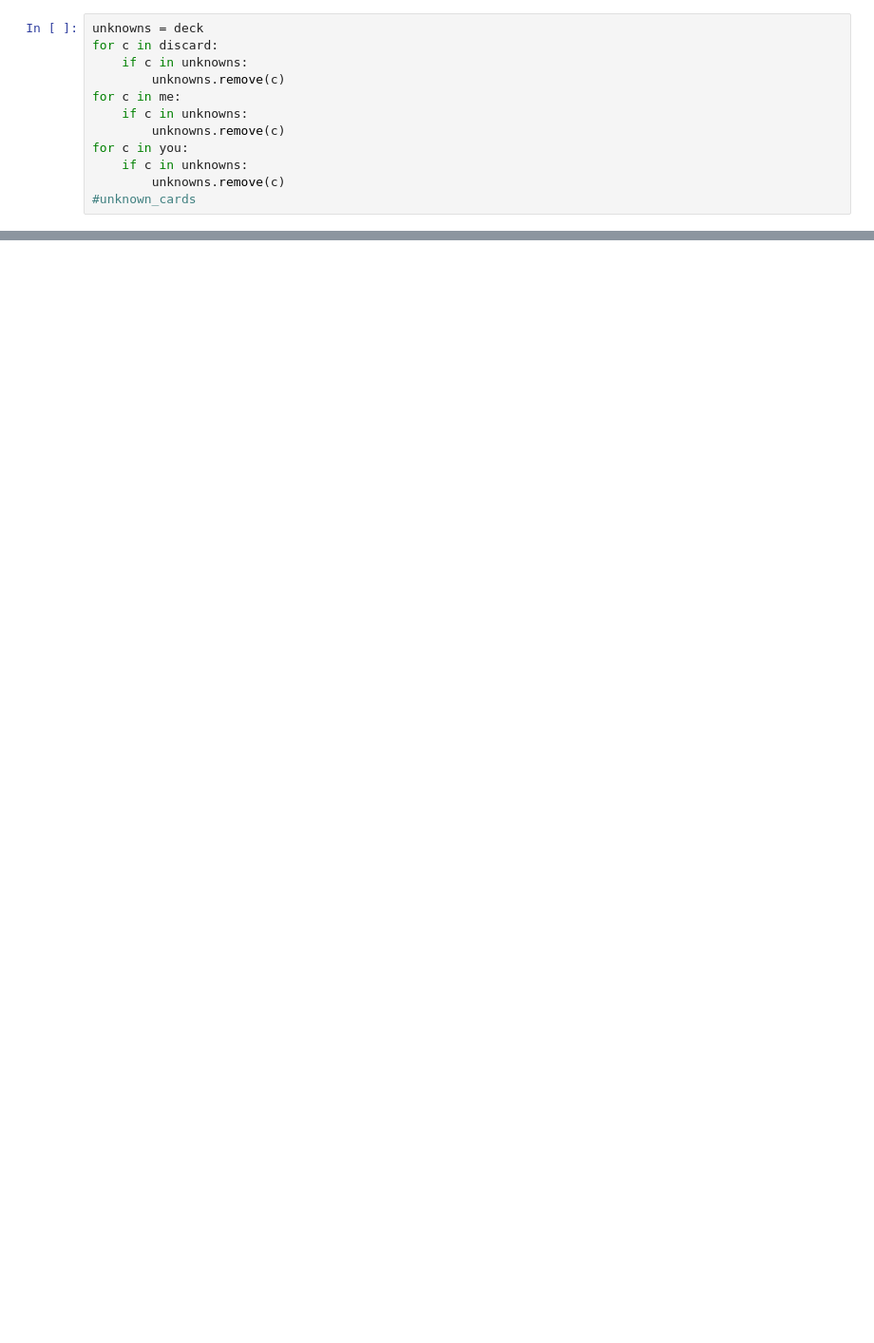
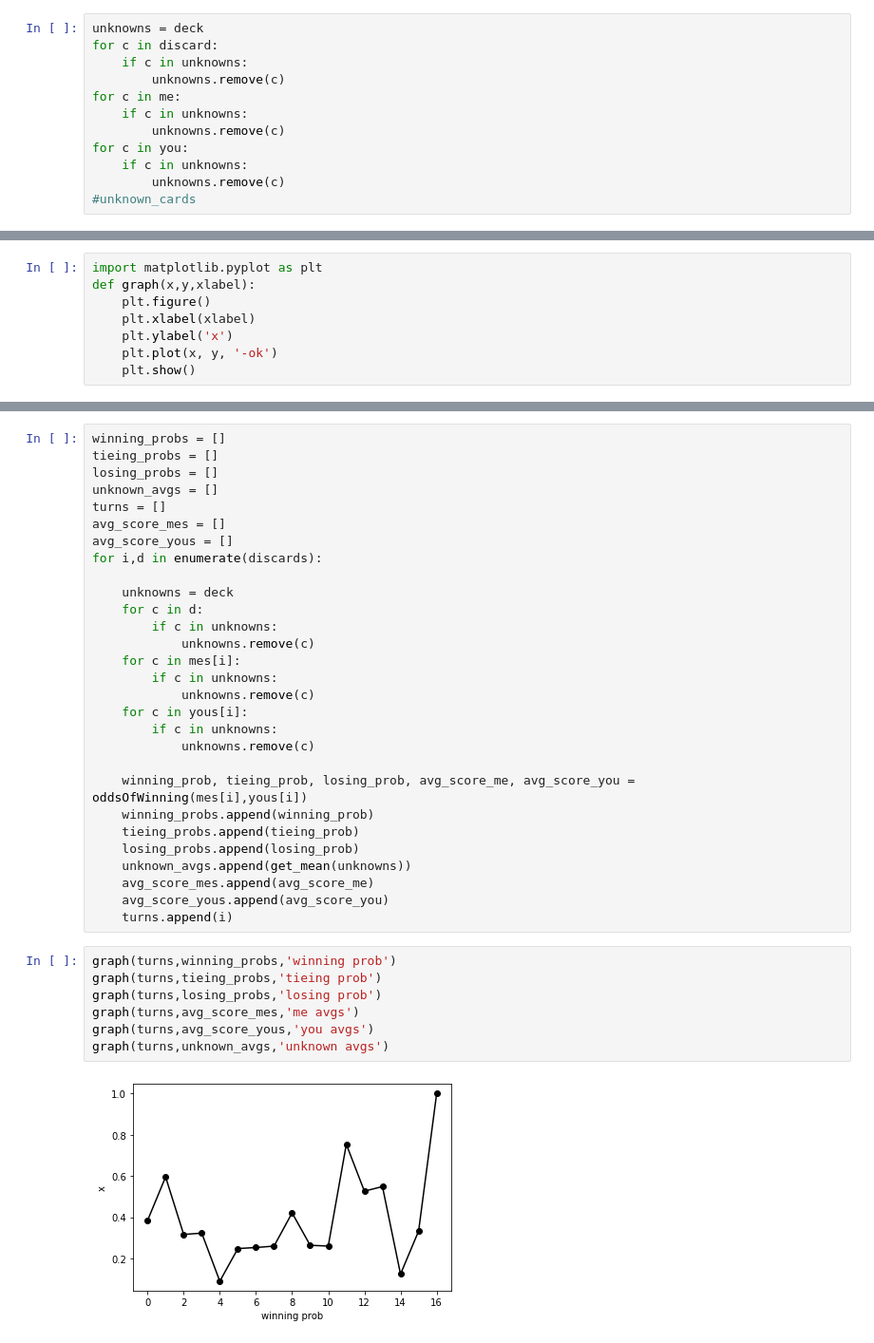
Before and after one commit to McCannDahl/Notebooks, a Jupyter notebook: Statistics/Golf Card Game/Golf Card Game.ipynb, the cells around one changed output, grey strips where cells are left out. Shown at 95% size. Drawn from its saved outputs; the diff is of its cells as text; blank space fills up the shorter version.

```diff
--- a/Statistics/Golf Card Game/Golf Card Game.ipynb
+++ b/Statistics/Golf Card Game/Golf Card Game.ipynb
@@ -242,0 +254,8 @@ Your odds of winning 129.5156157493396
+# %%
+import matplotlib.pyplot as plt
+def graph(x,y,xlabel):
+    plt.figure()
+    plt.xlabel(xlabel)
+    plt.ylabel('x')
+    plt.plot(x, y, '-ok')
+    plt.show()
@@ -242,0 +323,38 @@ Your odds of winning 129.5156157493396
+# %%
+winning_probs = []
+tieing_probs = []
+losing_probs = []
+unknown_avgs = []
+turns = []
+avg_score_mes = []
+avg_score_yous = []
+for i,d in enumerate(discards):
+
+    unknowns = deck
+    for c in d:
+        if c in unknowns:
+            unknowns.remove(c)
+    for c in mes[i]:
+        if c in unknowns:
+            unknowns.remove(c)
+    for c in yous[i]:
+        if c in unknowns:
+            unknowns.remove(c)
+
+    winning_prob, tieing_prob, losing_prob, avg_score_me, avg_score_you = oddsOfWinning(mes[i],yous[i])
+    winning_probs.append(winning_prob)
+    tieing_probs.append(tieing_prob)
+    losing_probs.append(losing_prob)
+    unknown_avgs.append(get_mean(unknowns))
+    avg_score_mes.append(avg_score_me)
+    avg_score_yous.append(avg_score_you)
+    turns.append(i)
+# %%
+graph(turns,winning_probs,'winning prob')
+graph(turns,tieing_probs,'tieing prob')
+graph(turns,losing_probs,'losing prob')
+graph(turns,avg_score_mes,'me avgs')
+graph(turns,avg_score_yous,'you avgs')
+graph(turns,unknown_avgs,'unknown avgs')
+# %% [output]
+[figure, added]
```
Also changed, not shown: parts of 9 cells of this notebook, 5 other files.
